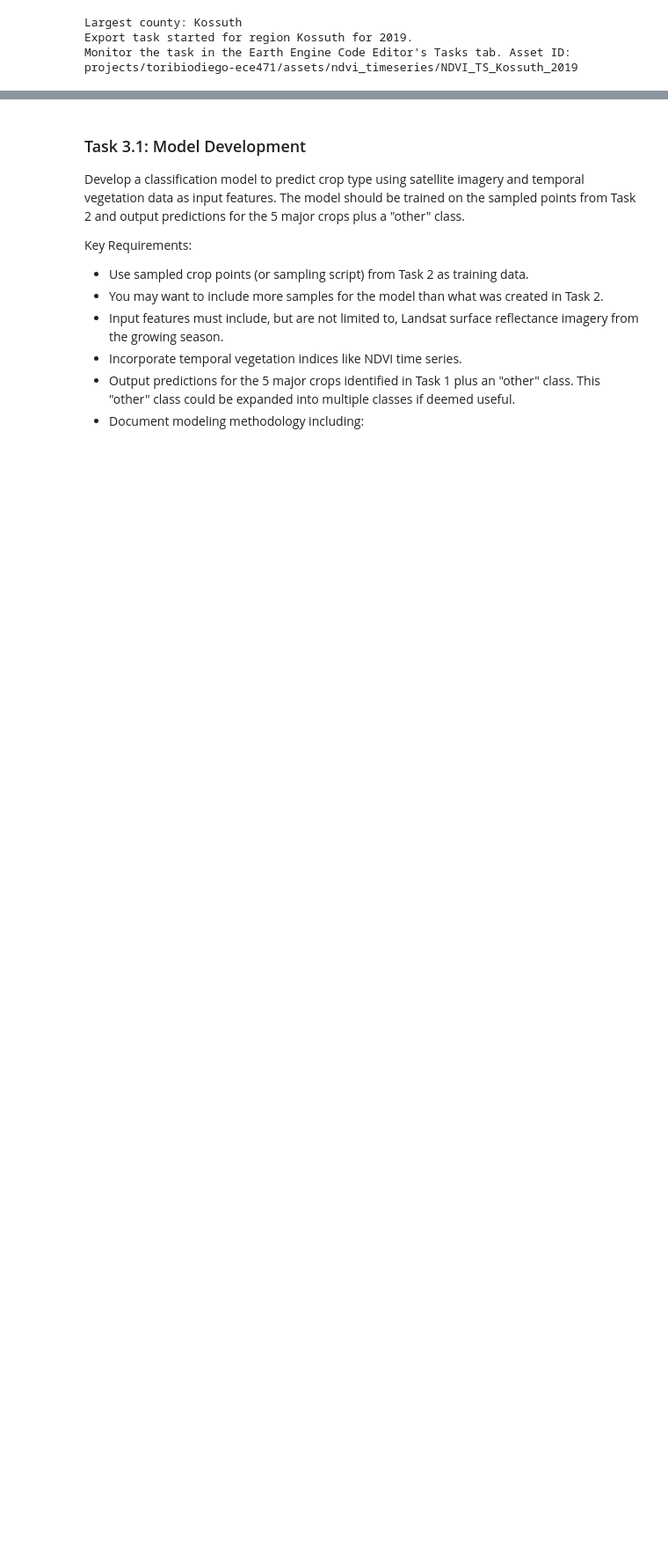
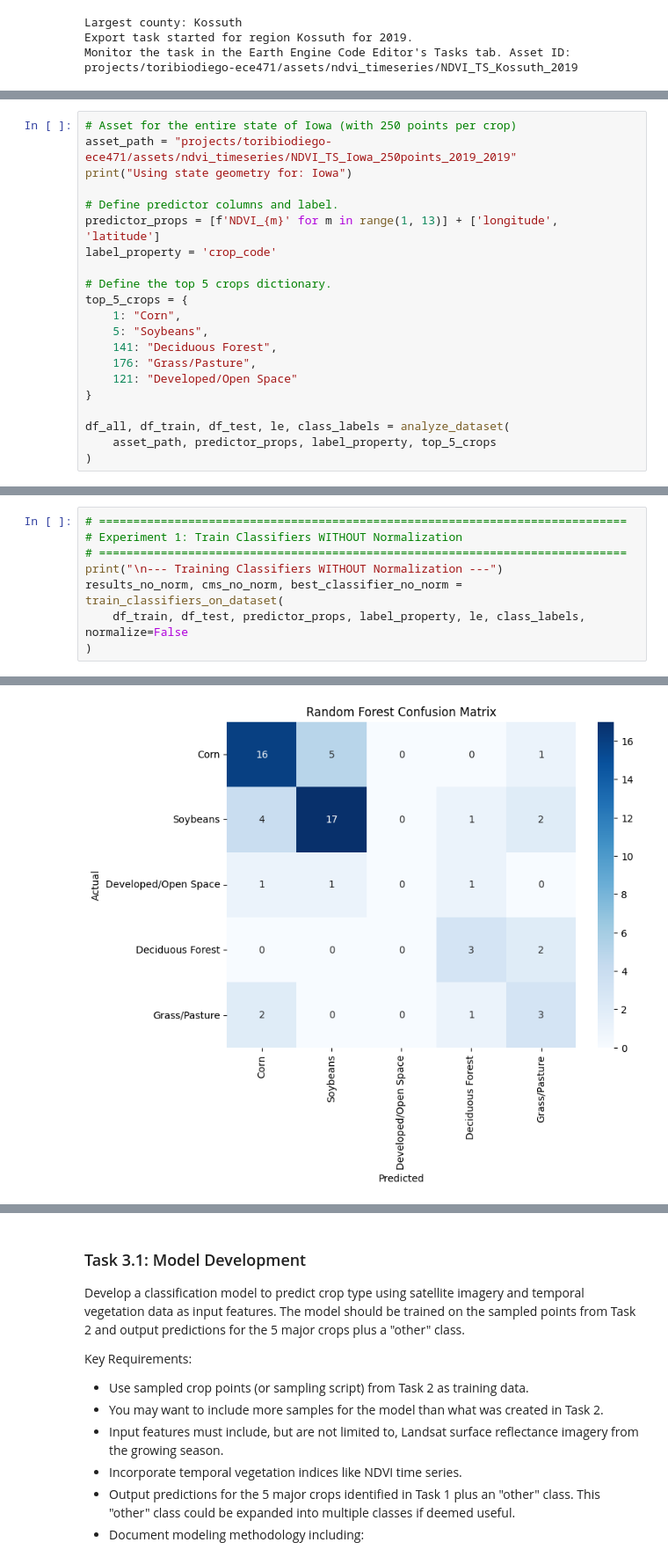
Before and after one commit to toribiodiego/ECE-471-A-Remote-Sensing, a Jupyter notebook: P02/P02.ipynb, the cells around one changed output, grey strips where cells are left out. Shown at 88% size. Drawn from its saved outputs; the diff is of its cells as text; blank space fills up the shorter version.

```diff
--- a/P02/P02.ipynb
+++ b/P02/P02.ipynb
@@ -1681,0 +1790,21 @@ SHAP beeswarm plot for Random Forest (class index 1 if multi-class).
+# %%
+# Asset for the entire state of Iowa (with 250 points per crop)
+asset_path = "projects/toribiodiego-ece471/assets/ndvi_timeseries/NDVI_TS_Iowa_250points_2019_2019"
+print("Using state geometry for: Iowa")
+
+# Define predictor columns and label.
+predictor_props = [f'NDVI_{m}' for m in range(1, 13)] + ['longitude', 'latitude']
+label_property = 'crop_code'
+
+# Define the top 5 crops dictionary.
+top_5_crops = {
+    1: "Corn",
+    5: "Soybeans",
+    141: "Deciduous Forest",
+    176: "Grass/Pasture",
+    121: "Developed/Open Space"
+}
+
+df_all, df_train, df_test, le, class_labels = analyze_dataset(
+    asset_path, predictor_props, label_property, top_5_crops
+)
@@ -1681,0 +1824,9 @@ SHAP beeswarm plot for Random Forest (class index 1 if multi-class).
+# %%
+# =============================================================================
+# Experiment 1: Train Classifiers WITHOUT Normalization
+# =============================================================================
+print("\n--- Training Classifiers WITHOUT Normalization ---")
+results_no_norm, cms_no_norm, best_classifier_no_norm = train_classifiers_on_dataset(
+    df_train, df_test, predictor_props, label_property, le, class_labels, normalize=False
+)
+# %% [output]
@@ -1681,0 +1853 @@ SHAP beeswarm plot for Random Forest (class index 1 if multi-class).
+[figure, added]
```
Also changed, not shown: parts of 13 cells of this notebook.
